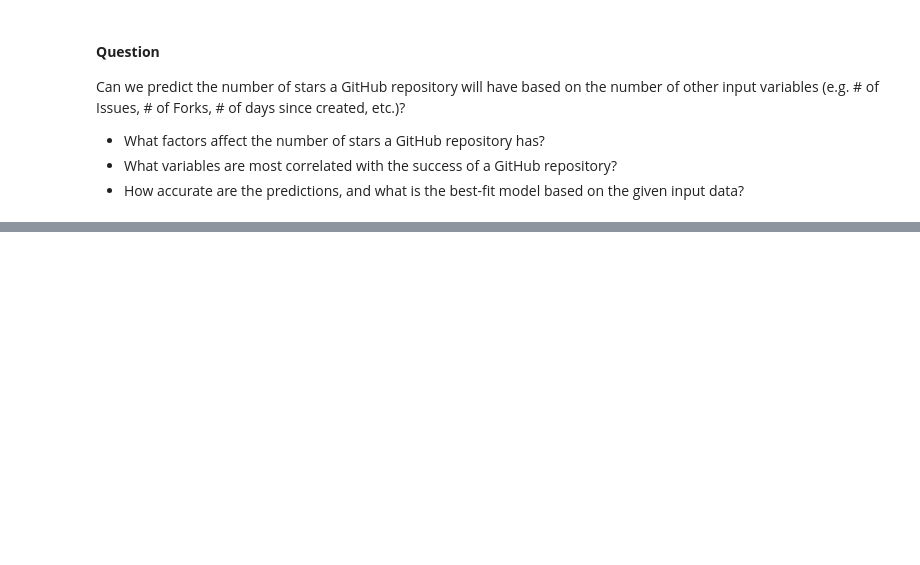
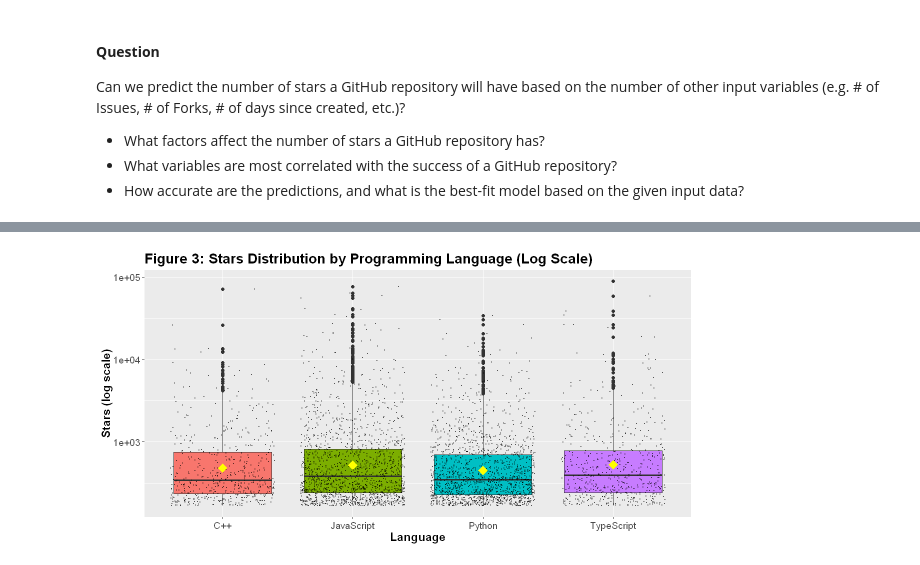
Before and after one commit to subin-an-san/github_star, a Jupyter notebook: analysis.ipynb, the cells around one changed output, grey strips where cells are left out. Cells and saved outputs as stored; diff of their text form; code cells hidden in the pictures; blank space fills up the shorter version.

```diff
--- a/analysis.ipynb
+++ b/analysis.ipynb
@@ -44,0 +243,32 @@ Can we predict the number of stars a GitHub repository will have based on the nu
+# %%
+options(repr.plot.width = 10, repr.plot.height = 5)
+
+# Filter top 4 languages only
+top_languages <- c("Python", "JavaScript", "TypeScript", "C++")
+
+language_data <- df_subset %>%
+  filter(Language %in% top_languages)
+
+# Box plot + jitter points + yellow diamond = mean
+# Log scale applied because Stars distribution is heavily right-skewed
+language_boxplot <- language_data %>%
+  ggplot(aes(x = Language, y = Stars, fill = Language)) +
+  geom_boxplot() +
+  geom_jitter(color = "black", size = 0.2, alpha = 0.5) +
+  stat_summary(fun = mean, colour = "yellow", geom = "point", shape = 18, size = 5) +
+  scale_y_log10() +
+  labs(
+    title = "Figure 3: Stars Distribution by Programming Language (Log Scale)",
+    x     = "Language",
+    y     = "Stars (log scale)"
+  ) +
+  guides(fill = "none") +
+  theme(
+    text       = element_text(size = 14),
+    plot.title = element_text(face = "bold"),
+    axis.title = element_text(face = "bold")
+  )
+
+language_boxplot
+# %% [output]
+[figure, added]
```
Also changed, not shown: parts of 28 cells of this notebook.
